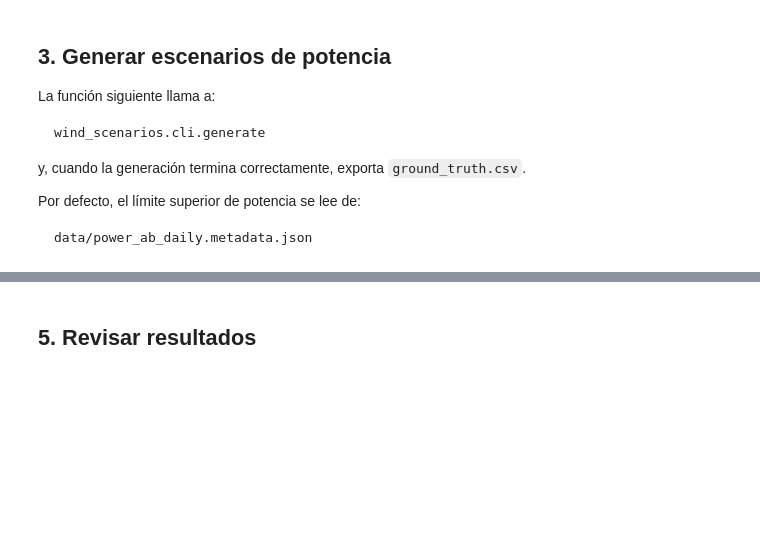
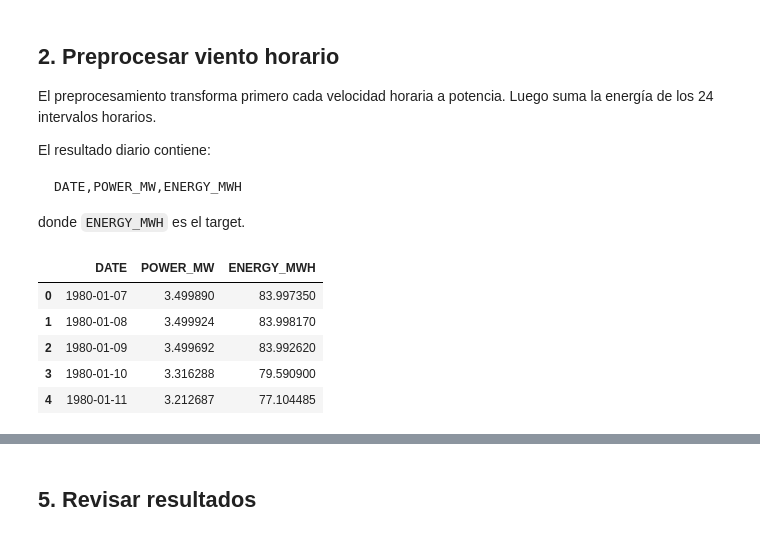
Before and after one commit to MaximilianoAMH/ExpWindScenariesGeneration, a Jupyter notebook: notebooks/TimesFM_Schaake_Quickstart.ipynb, the cells around one changed output, grey strips where cells are left out. Cells and saved outputs as stored; diff of their text form; code cells hidden in the pictures; blank space fills up the shorter version.

````diff
--- a/notebooks/TimesFM_Schaake_Quickstart.ipynb
+++ b/notebooks/TimesFM_Schaake_Quickstart.ipynb
@@ -111,5 +75,17 @@ ENERGY\_MWH_d=\sum_{h=1}^{24}P_{d,h}.
+# %% [markdown]
+## 2. Preprocesar viento horario
+
+El preprocesamiento transforma primero cada velocidad horaria a potencia. Luego suma la energía de los 24 intervalos horarios.
+
+El resultado diario contiene:
+
+```text
+DATE,POWER_MW,ENERGY_MWH
+```
+
+donde `ENERGY_MWH` es el target.
 # %%
-def preprocess_power_data(
+def preprocess_daily_generation(
     *,
     input_path: str | Path = PROJECT_ROOT / "data" / "wind_hourly.csv",
     hourly_output: str | Path = PROJECT_ROOT / "data" / "power_ab_hourly.csv",
@@ -121,12 +97,6 @@ def preprocess_power_data(
     electrical_efficiency: float = 1.0,
     incomplete_day_policy: str = "error",
 ) -> pd.DataFrame:
-    """Build the daily power dataset from hourly wind observations."""
-    if incomplete_day_policy not in {"error", "drop"}:
-        raise ValueError(
-            "incomplete_day_policy must be 'error' or 'drop'."
-        )
-
     command = [
         sys.executable,
         str(PROJECT_ROOT / "scripts" / "preprocess_power_ab.py"),
@@ -150,28 +120,13 @@ def preprocess_power_data(
         incomplete_day_policy,
     ]
 
-    print("=== PREPROCESAMIENTO VIENTO -> POTENCIA ===")
-    print(
-        " ".join(
-            f'"{part}"' if " " in part else part
-            for part in command
-        )
-    )
-
     subprocess.run(
         command,
         cwd=PROJECT_ROOT,
         check=True,
     )
 
-    daily_output = Path(daily_output)
-    daily = pd.read_csv(
+    return pd.read_csv(
         daily_output,
         parse_dates=["DATE"],
     )
-
-    print("\nDataset diario:")
-    print(daily_output)
-    print("Shape:", daily.shape)
-
-    return daily
@@ -187,16 +133,12 @@ def preprocess_power_data(
-# %% [markdown]
-## 3. Generar escenarios de potencia
-
-La función siguiente llama a:
-
-```text
-wind_scenarios.cli.generate
-```
-
-y, cuando la generación termina correctamente, exporta `ground_truth.csv`.
-
-Por defecto, el límite superior de potencia se lee de:
-
-```text
-data/power_ab_daily.metadata.json
-```
+# %%
+# Ejecutar cuando sea necesario reconstruir el dataset:
+#
+daily_generation = preprocess_daily_generation()
+display(daily_generation.head())
+# %% [output]
+|  | DATE | POWER_MW | ENERGY_MWH |
+| 0 | 1980-01-07 | 3.499890 | 83.997350 |
+| 1 | 1980-01-08 | 3.499924 | 83.998170 |
+| 2 | 1980-01-09 | 3.499692 | 83.992620 |
+| 3 | 1980-01-10 | 3.316288 | 79.590900 |
+| 4 | 1980-01-11 | 3.212687 | 77.104485 |
````
Also changed, not shown: parts of 26 cells of this notebook, 13 other files.
